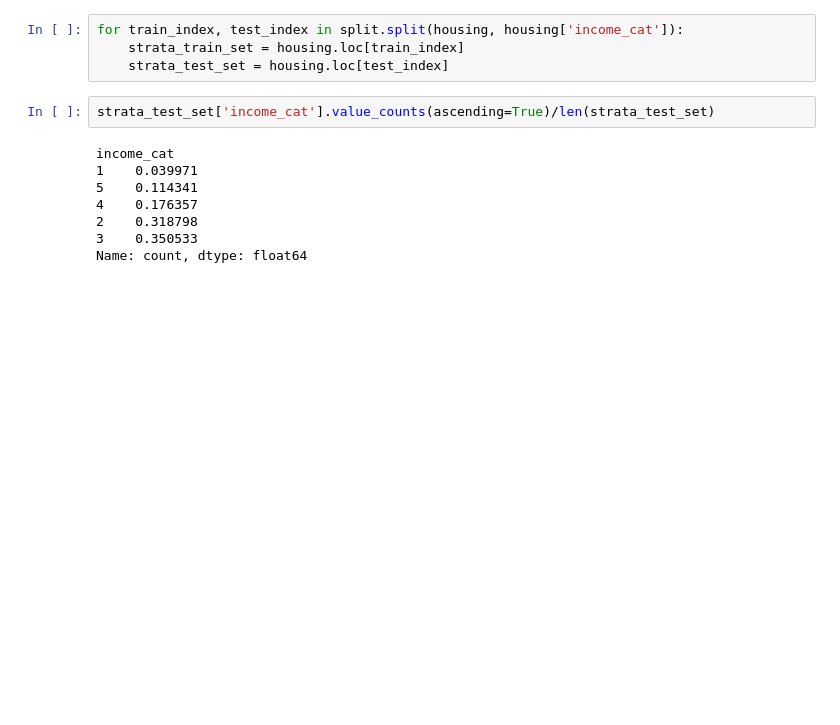
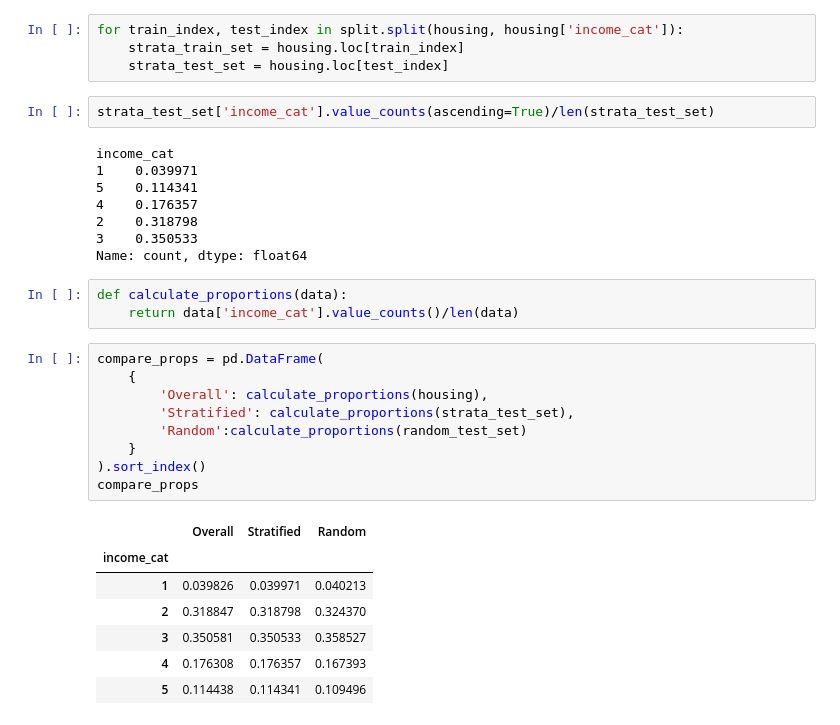
Before and after one commit to danishansari09/hand-on-ml-practice, a Jupyter notebook: california_housing_price_prediction/california_housing_price_prediction.ipynb, the cells around one changed output. Saved outputs shown, nothing was run; the diff lists cells and outputs as text; blank space fills up the shorter version.

```diff
--- a/california_housing_price_prediction/california_housing_price_prediction.ipynb
+++ b/california_housing_price_prediction/california_housing_price_prediction.ipynb
@@ -126,3 +126,23 @@ income_cat
 2    0.318798
 3    0.350533
 Name: count, dtype: float64
+# %%
+def calculate_proportions(data):
+    return data['income_cat'].value_counts()/len(data)
+# %%
+compare_props = pd.DataFrame(
+    {
+        'Overall': calculate_proportions(housing),
+        'Stratified': calculate_proportions(strata_test_set),
+        'Random':calculate_proportions(random_test_set)
+    }
+).sort_index()
+compare_props
+# %% [output]
+|  | Overall | Stratified | Random |
+| income_cat |  |  |  |
+| 1 | 0.039826 | 0.039971 | 0.040213 |
+| 2 | 0.318847 | 0.318798 | 0.324370 |
+| 3 | 0.350581 | 0.350533 | 0.358527 |
+| 4 | 0.176308 | 0.176357 | 0.167393 |
+| 5 | 0.114438 | 0.114341 | 0.109496 |
```
